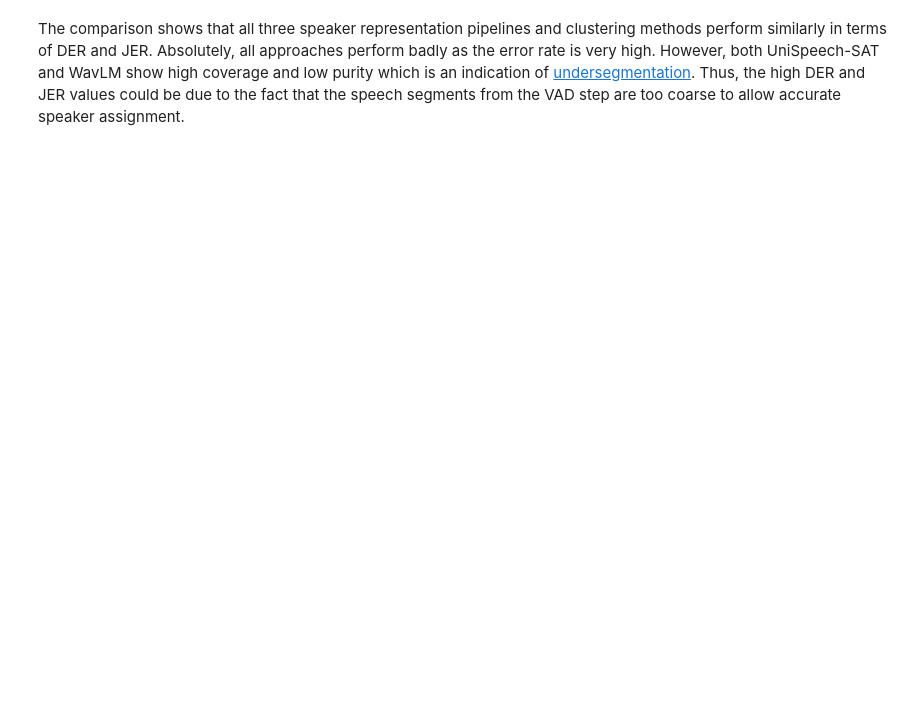
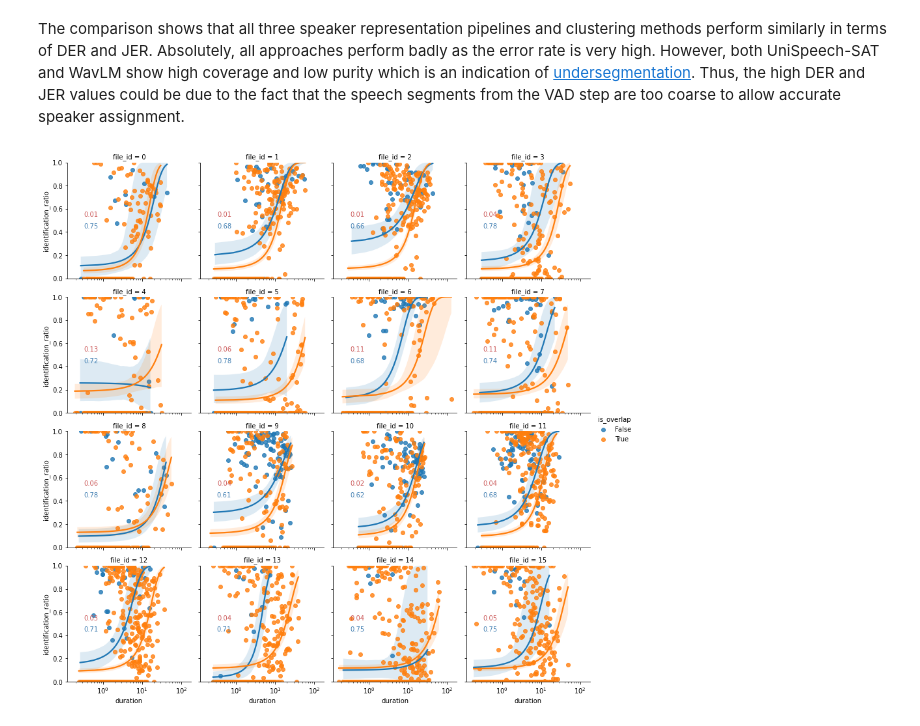
Before and after one commit to mexca/mexca-sd-experiment, a Jupyter notebook: speaker-diarization/compare_sd.ipynb, the cells around one changed output. Cells and saved outputs as stored; diff of their text form; code cells hidden in the pictures; blank space fills up the shorter version.

Commit message:
Update speaker-diarization comparison and add segment identification analysis

```diff
--- a/speaker-diarization/compare_sd.ipynb
+++ b/speaker-diarization/compare_sd.ipynb
@@ -91,19 +47,0 @@ for res_dir in RESULTS:
-# %%
-results_df = {"metric": [], "method": [], "cluster": [], "value": []}
-
-method_labels = {
-    "speechbrain-ecapa-tdnn": "sb_ecapa_tdnn",
-    "transformers-unisat": "tr_unisat",
-    "transformers-wavlm": "tr_wavlm"
-}
-
-for metric in results.keys():
-    for method in RESULTS:
-        for cluster_method in CLUSTER_METHODS:
-            for val in results[metric][method][cm]:
-                results_df["metric"].append(metric)
-                results_df["method"].append(method_labels[method])
-                results_df["cluster"].append(cluster_method)
-                results_df["value"].append(val)
-
-results_df = pd.DataFrame(results_df)
@@ -146,0 +146,19 @@ The comparison shows that all three speaker representation pipelines and cluster
+# %%
+total_overlap_df = overlap_df.groupby(["file_id"]).identification_ratio.aggregate([lambda x: np.mean(x > 0.99), lambda x: np.mean(x < 0.01)]).reset_index()
+# %%
+grid = sns.FacetGrid(data=overlap_df, col="file_id", hue="is_overlap", col_wrap=4)
+
+grid.map(sns.regplot, "duration", "identification_ratio", logistic=True)
+
+grid.set(ylim=(0.0, 1.0), xscale="log")
+
+for i, col in enumerate(grid.axes):
+    col.annotate(text=round(total_overlap_df.iloc[:,1][i], 2), xy=(0.5, 0.55), ha='center', va='center', color="indianred")
+    col.annotate(text=round(total_overlap_df.iloc[:,2][i], 2), xy=(0.5, 0.45), ha='center', va='center', color="steelblue")
+
+grid.add_legend()
+
+grid.savefig("sd_segment_identification.pdf")
+grid.savefig("sd_segment_identification.png")
+# %% [output]
+[figure, added]
```
Also changed, not shown: parts of 8 cells of this notebook, 4 other files.
